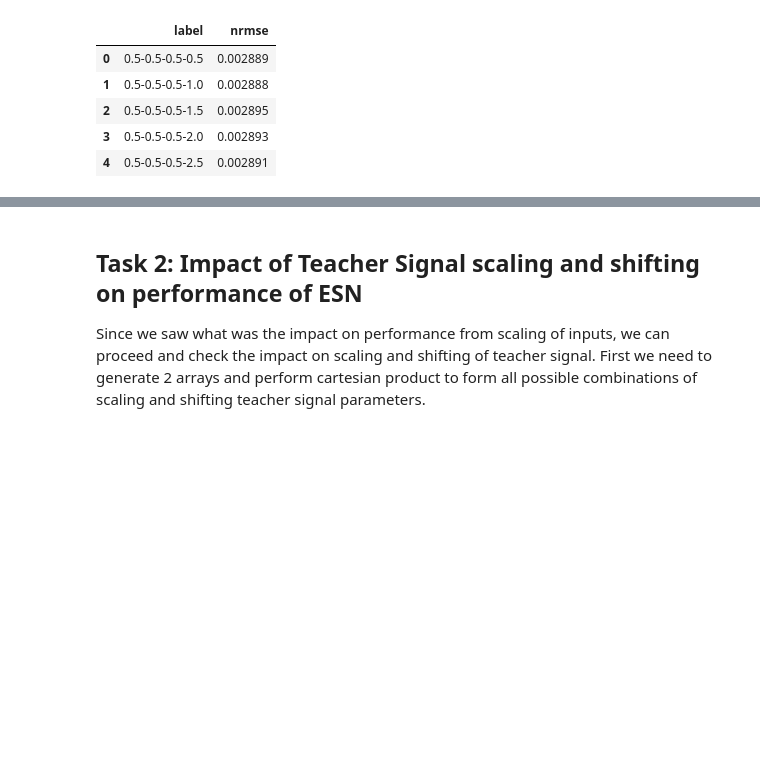
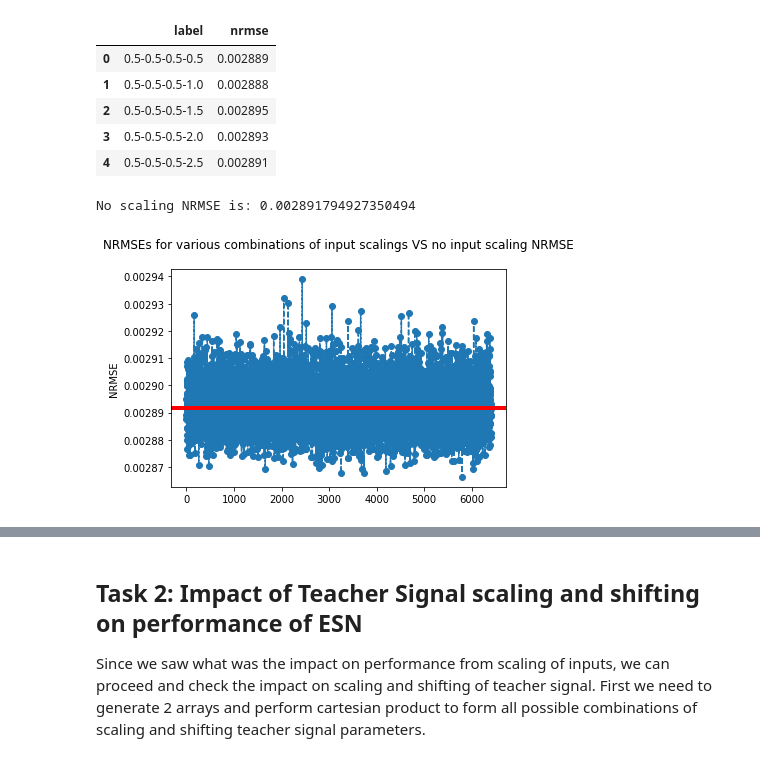
Before and after one commit to presmerats/KLMM-project, a Jupyter notebook: part2/Project-part2.ipynb, the cells around one changed output, grey strips where cells are left out. Drawn from its saved outputs; the diff is of its cells as text; code cells hidden in the pictures; blank space fills up the shorter version.

```diff
--- a/part2/Project-part2.ipynb
+++ b/part2/Project-part2.ipynb
@@ -7,6 +9,6 @@ from pyESN import ESN
 # %%
 # Read time series for McDonald's stock and drop non open/high/low/close/volume columns
-mcd = pd.read_csv('EOD-MCD.csv', index_col=0)
+mcd = pd.read_csv(f'{project_folder}/EOD-MCD.csv', index_col=0)
 mcd.drop(['Adj_Open','Adj_High','Adj_Low','Adj_Close','Adj_Volume','Dividend','Split'], axis=1, inplace=True, errors="skip")
 mcd.sort_index(inplace=True)
 mcd.head()
@@ -86,7 +96,7 @@ df.to_csv('input_scaling_results.csv',index=False)
 # %% [markdown]
 After running the training and testing for each input scaling, we can compare it with performance of ESN without providing input scalings and plot how error rate is changing for specific scaling. The result is saved in 'input_sacling_results.csv' file, which contains 2 columns: 'label' and 'nrmse', where label is 4 numbers that are used in scaling 4 inputs, separated by dash.
 # %%
-scalings_results = pd.read_csv('input_scaling_results.csv')
+scalings_results = pd.read_csv(f'{project_folder}/input_scaling_results.csv')
 scalings_results.head()
 # %% [output]
 |  | label | nrmse |
@@ -95,3 +105,27 @@ scalings_results.head()
 | 2 | 0.5-0.5-0.5-1.5 | 0.002895 |
 | 3 | 0.5-0.5-0.5-2.0 | 0.002893 |
 | 4 | 0.5-0.5-0.5-2.5 | 0.002891 |
+# %%
+# Let's train/test ESN without providing any input scaling so that we can compare with the rest.
+esn = ESN(n_inputs = 4,
+          n_outputs = 1,
+          spectral_radius = 0.25,
+          sparsity = 0.95)
+esn.fit(train_x, train_y)
+predictions = esn.predict(test_x)
+no_scaling_error = nrmse(test_y, predictions)
+print(f"No scaling NRMSE is: {no_scaling_error}")
+# %% [output]
+No scaling NRMSE is: 0.002891794927350494
+# %%
+scaling_nrmses = scalings_results['nrmse'].values
+scaling_labels = scalings_results['label'].values
+
+fig, ax = plt.subplots()
+ax.plot(scaling_nrmses, 'o--')
+ax.set_title("NRMSEs for various combinations of input scalings VS no input scaling NRMSE\n")
+ax.set_ylabel("NRMSE")
+ax.axhline(no_scaling_error, linewidth=4, color='r')
+plt.show()
+# %% [output]
+[figure, added]
```
Also changed, not shown: parts of 28 cells of this notebook, 3 other files.
